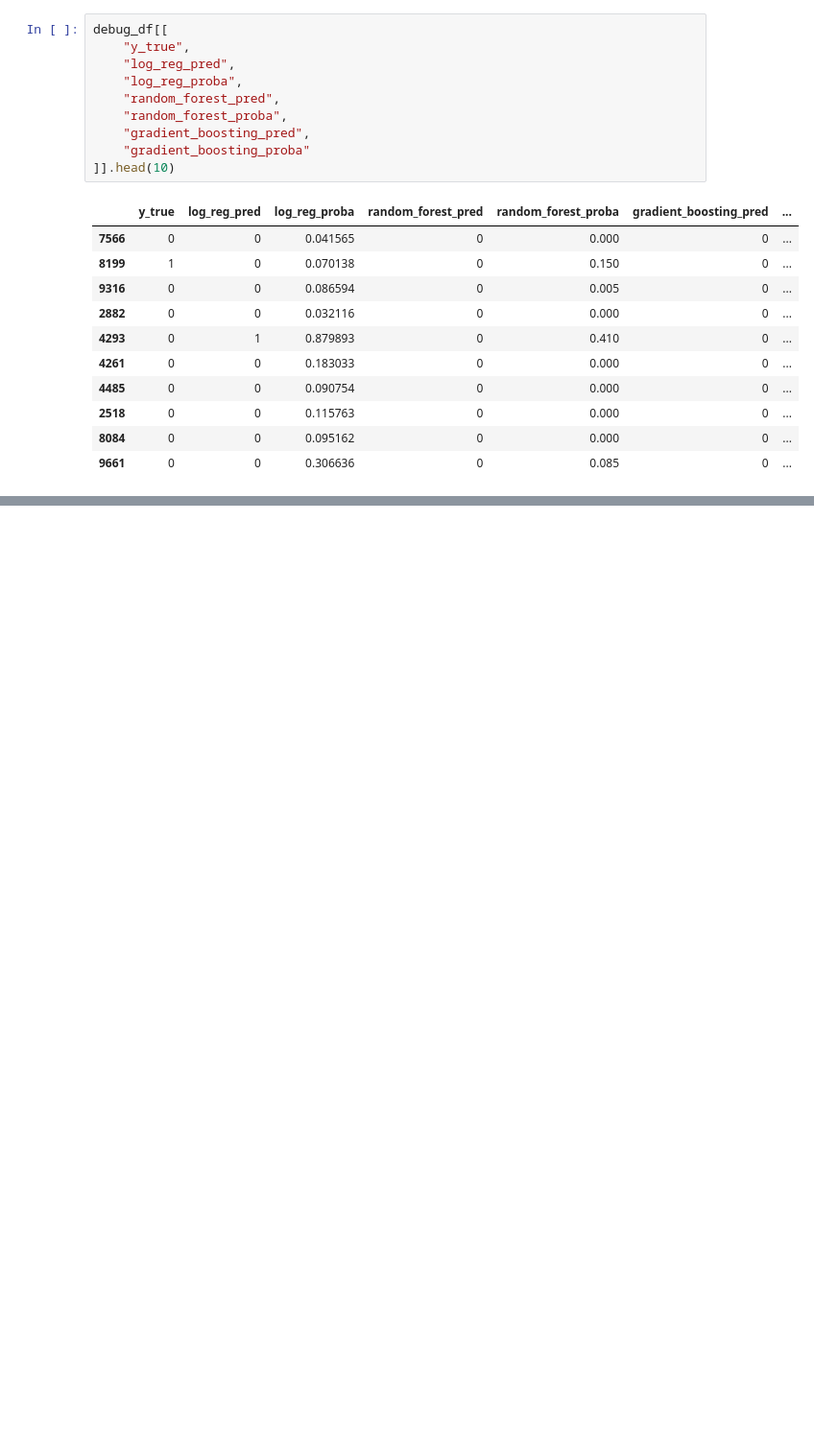
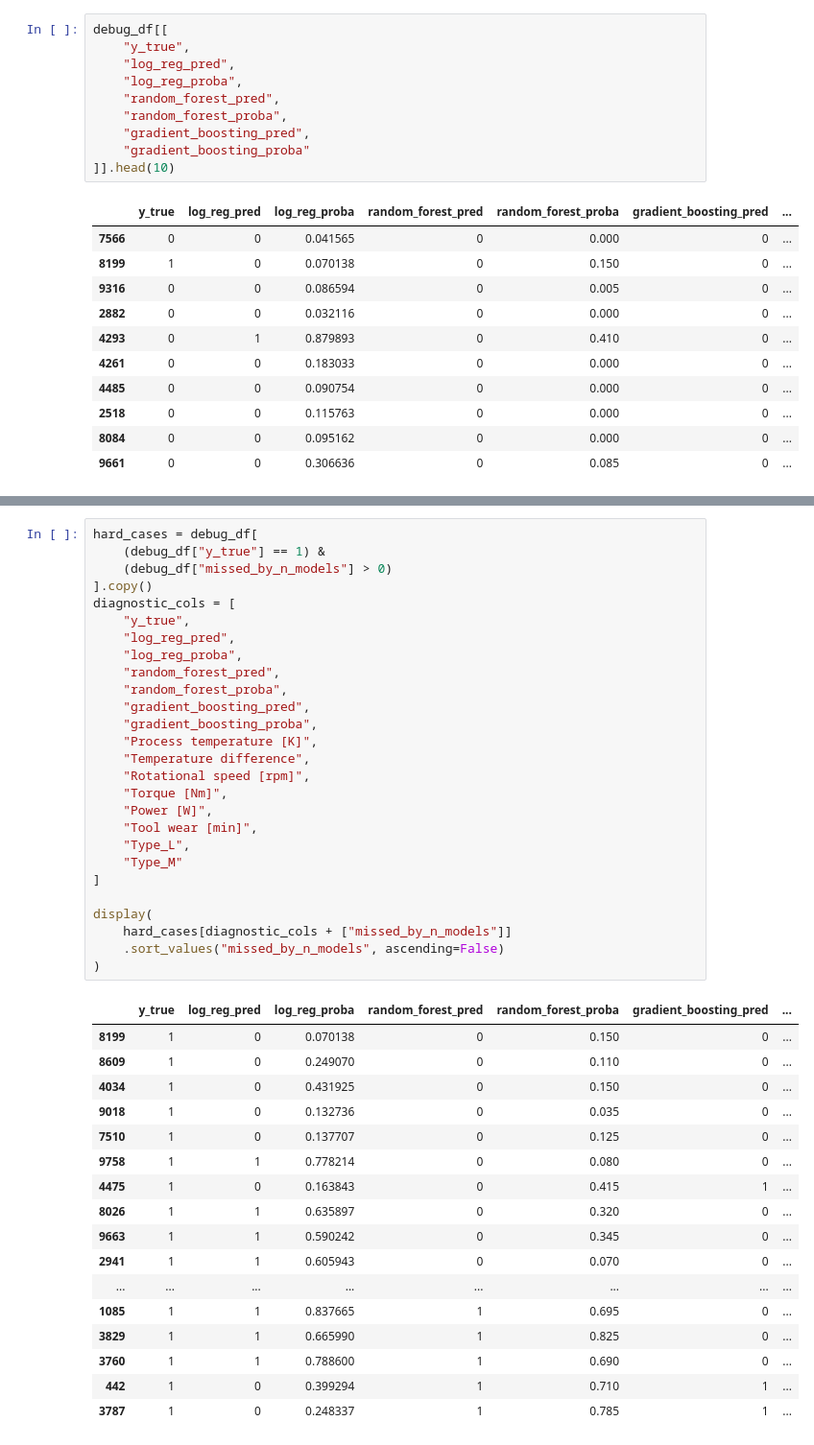
Before and after one commit to KacperKnapek/Machine-failure-prediction, a Jupyter notebook: notebooks/04_modeling.ipynb, the cells around one changed output, grey strips where cells are left out. Shown at 96% size. Saved outputs shown, nothing was run; the diff lists cells and outputs as text; blank space fills up the shorter version.

```diff
--- a/notebooks/04_modeling.ipynb
+++ b/notebooks/04_modeling.ipynb
@@ -323,0 +476,45 @@ debug_df[[
+# %%
+hard_cases = debug_df[
+    (debug_df["y_true"] == 1) &
+    (debug_df["missed_by_n_models"] > 0)
+].copy()
+diagnostic_cols = [
+    "y_true",
+    "log_reg_pred",
+    "log_reg_proba",
+    "random_forest_pred",
+    "random_forest_proba",
+    "gradient_boosting_pred",
+    "gradient_boosting_proba",
+    "Process temperature [K]",
+    "Temperature difference",
+    "Rotational speed [rpm]",
+    "Torque [Nm]",
+    "Power [W]",
+    "Tool wear [min]",
+    "Type_L",
+    "Type_M"
+]
+
+display(
+    hard_cases[diagnostic_cols + ["missed_by_n_models"]]
+    .sort_values("missed_by_n_models", ascending=False)
+)
+# %% [output]
+|  | y_true | log_reg_pred | log_reg_proba | random_forest_pred | random_forest_proba | gradient_boosting_pred | ... |
+| 8199 | 1 | 0 | 0.070138 | 0 | 0.150 | 0 | ... |
+| 8609 | 1 | 0 | 0.249070 | 0 | 0.110 | 0 | ... |
+| 4034 | 1 | 0 | 0.431925 | 0 | 0.150 | 0 | ... |
+| 9018 | 1 | 0 | 0.132736 | 0 | 0.035 | 0 | ... |
+| 7510 | 1 | 0 | 0.137707 | 0 | 0.125 | 0 | ... |
+| 9758 | 1 | 1 | 0.778214 | 0 | 0.080 | 0 | ... |
+| 4475 | 1 | 0 | 0.163843 | 0 | 0.415 | 1 | ... |
+| 8026 | 1 | 1 | 0.635897 | 0 | 0.320 | 0 | ... |
+| 9663 | 1 | 1 | 0.590242 | 0 | 0.345 | 0 | ... |
+| 2941 | 1 | 1 | 0.605943 | 0 | 0.070 | 0 | ... |
+| ... | ... | ... | ... | ... | ... | ... | ... |
+| 1085 | 1 | 1 | 0.837665 | 1 | 0.695 | 0 | ... |
+| 3829 | 1 | 1 | 0.665990 | 1 | 0.825 | 0 | ... |
+| 3760 | 1 | 1 | 0.788600 | 1 | 0.690 | 0 | ... |
+| 442 | 1 | 0 | 0.399294 | 1 | 0.710 | 1 | ... |
+| 3787 | 1 | 0 | 0.248337 | 1 | 0.785 | 1 | ... |
```
Also changed, not shown: parts of 17 cells of this notebook.
